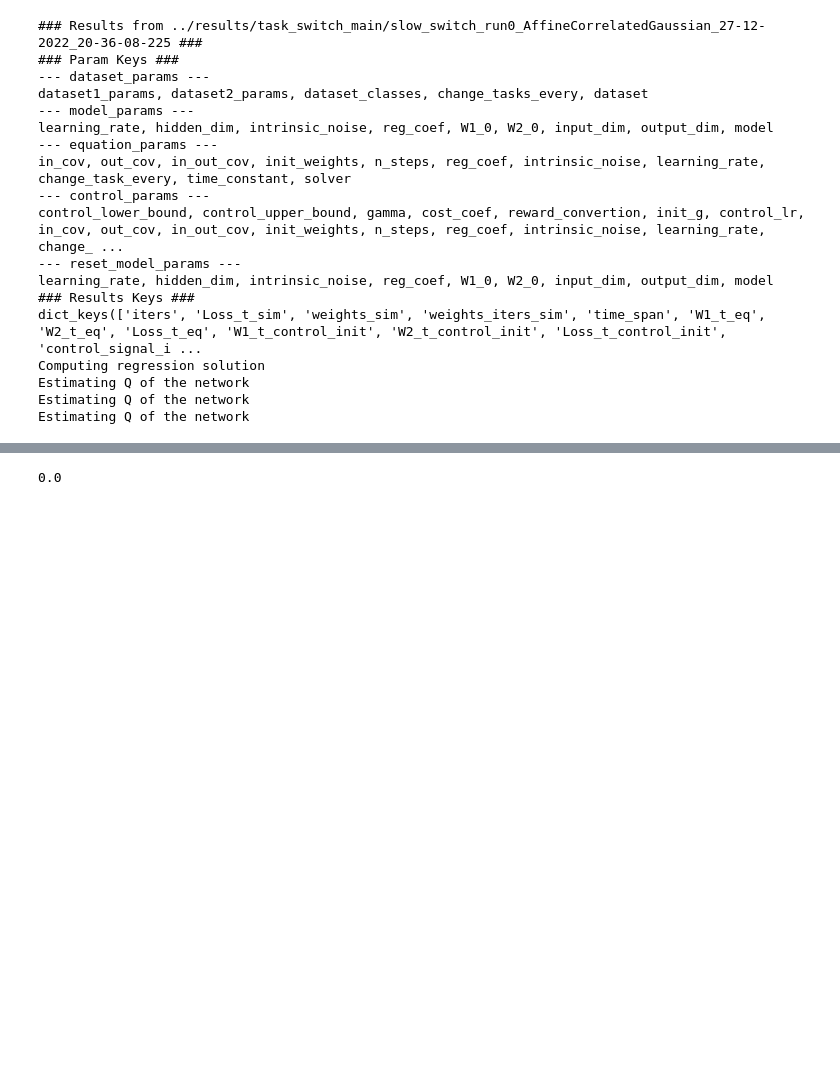
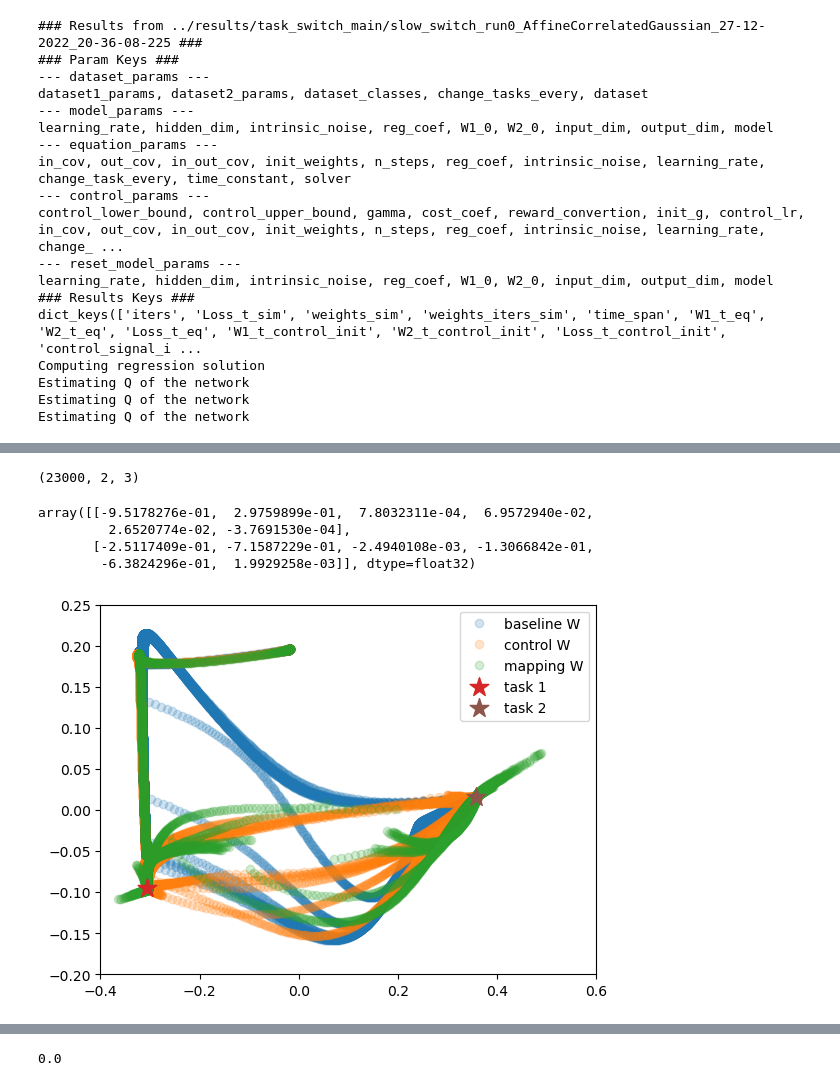
Before and after one commit to rodrigcd/neuromod, a Jupyter notebook: notebooks/plotting_Q.ipynb, the cells around one changed output, grey strips where cells are left out. Cells and saved outputs as stored; diff of their text form; code cells hidden in the pictures; blank space fills up the shorter version.

```diff
--- a/notebooks/plotting_Q.ipynb
+++ b/notebooks/plotting_Q.ipynb
@@ -34,0 +42,37 @@ Estimating Q of the network
+# %%
+baseline_W.shape
+# %% [output]
+(23000, 2, 3)
+# %%
+flatten_b_W = np.reshape(baseline_W, newshape=(baseline_W.shape[0], -1))
+flatten_c_W = np.reshape(control_W, newshape=(control_W.shape[0], -1))
+flatten_t_W = np.reshape(tilde_W, newshape=(tilde_W.shape[0], -1))
+# %%
+all_W = np.concatenate([flatten_b_W, flatten_c_W, flatten_t_W])
+# %%
+pca_W = PCA(n_components=2).fit(all_W)
+pca_W.components_
+# %% [output]
+array([[-9.5178276e-01,  2.9759899e-01,  7.8032311e-04,  6.9572940e-02,
+         2.6520774e-02, -3.7691530e-04],
+       [-2.5117409e-01, -7.1587229e-01, -2.4940108e-03, -1.3066842e-01,
+        -6.3824296e-01,  1.9929258e-03]], dtype=float32)
+# %%
+proj_b = pca_W.transform(flatten_b_W)
+proj_c = pca_W.transform(flatten_c_W)
+proj_t = pca_W.transform(flatten_t_W)
+proj_sol1 = pca_W.transform(qa.task1_solution.flatten()[np.newaxis, :])
+proj_sol2 = pca_W.transform(qa.task2_solution.flatten()[np.newaxis, :])
+# %%
+alpha = 0.2
+plt.plot(proj_b[:, 0], proj_b[:, 1], "o", label="baseline W", alpha=alpha)
+plt.plot(proj_c[:, 0], proj_c[:, 1], "o", label="control W", alpha=alpha)
+plt.plot(proj_t[:, 0], proj_t[:, 1], "o", label="mapping W", alpha=alpha)
+plt.scatter(proj_sol1[:, 0], proj_sol1[:, 1], s=200, c="C3", marker="*", label="task 1", zorder=2)
+plt.scatter(proj_sol2[:, 0], proj_sol2[:, 1], s=200, c="C5", marker="*", label="task 2", zorder=2)
+plt.xlim([-0.4, 0.6])
+plt.ylim([-0.2, 0.25])
+plt.legend()
+plt.show()
+# %% [output]
+[figure, added]
```
Also changed, not shown: parts of 19 cells of this notebook, 7 other files.
